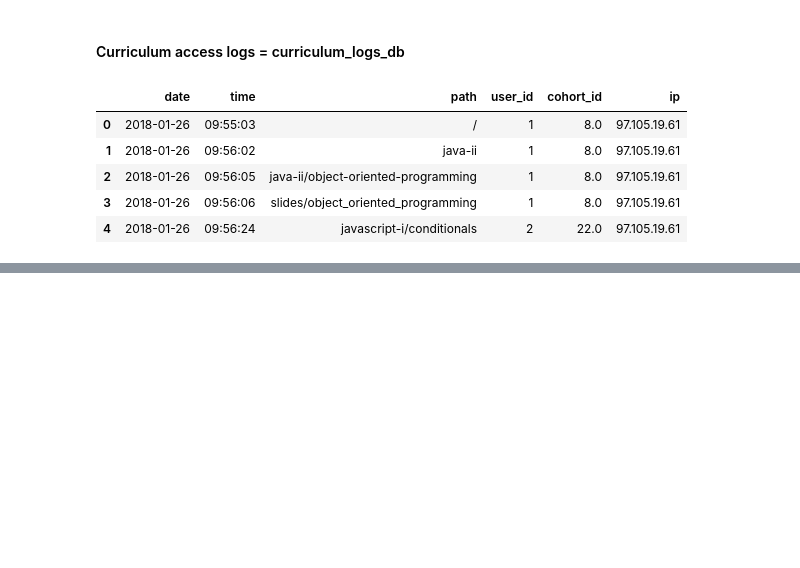
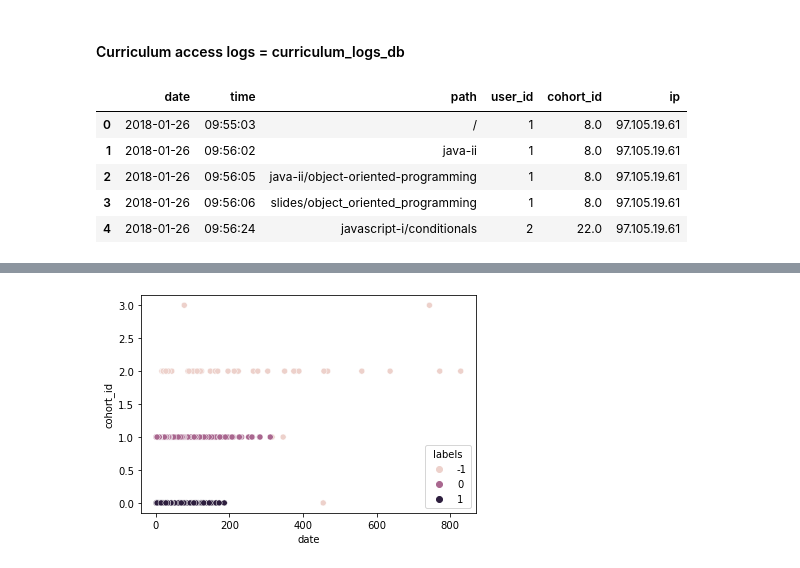
Before and after one commit to NSharick/anomaly-detection-exercises, a Jupyter notebook: clustering_anomaly_detection.ipynb, the cells around one changed output, grey strips where cells are left out. Cells and saved outputs as stored; diff of their text form; code cells hidden in the pictures; blank space fills up the shorter version.

```diff
--- a/clustering_anomaly_detection.ipynb
+++ b/clustering_anomaly_detection.ipynb
@@ -141,0 +171,4 @@ df.head()
+# %%
+scaled_columns = ['scaled_' + col for col in id_df.columns]
+scaled_df = pd.DataFrame(scaled_id_df, columns = scaled_columns, index=id_df.index)
+scaled_df.shape
@@ -141,0 +181,3 @@ df.head()
+# %%
+id_df = id_df.merge(scaled_df, left_index=True, right_index=True)
+id_df.shape
@@ -141,0 +196,3 @@ df.head()
+# %%
+labels = dbsc.labels_
+labels.size
@@ -141,0 +201,2 @@ df.head()
+# %%
+id_df['labels'] = labels
@@ -141,0 +213,5 @@ df.head()
+# %%
+sns.scatterplot(id_df.date, id_df.cohort_id, hue=id_df.labels)
+plt.show()
+# %% [output]
+[figure, added]
```
Also changed, not shown: parts of 12 cells of this notebook.
